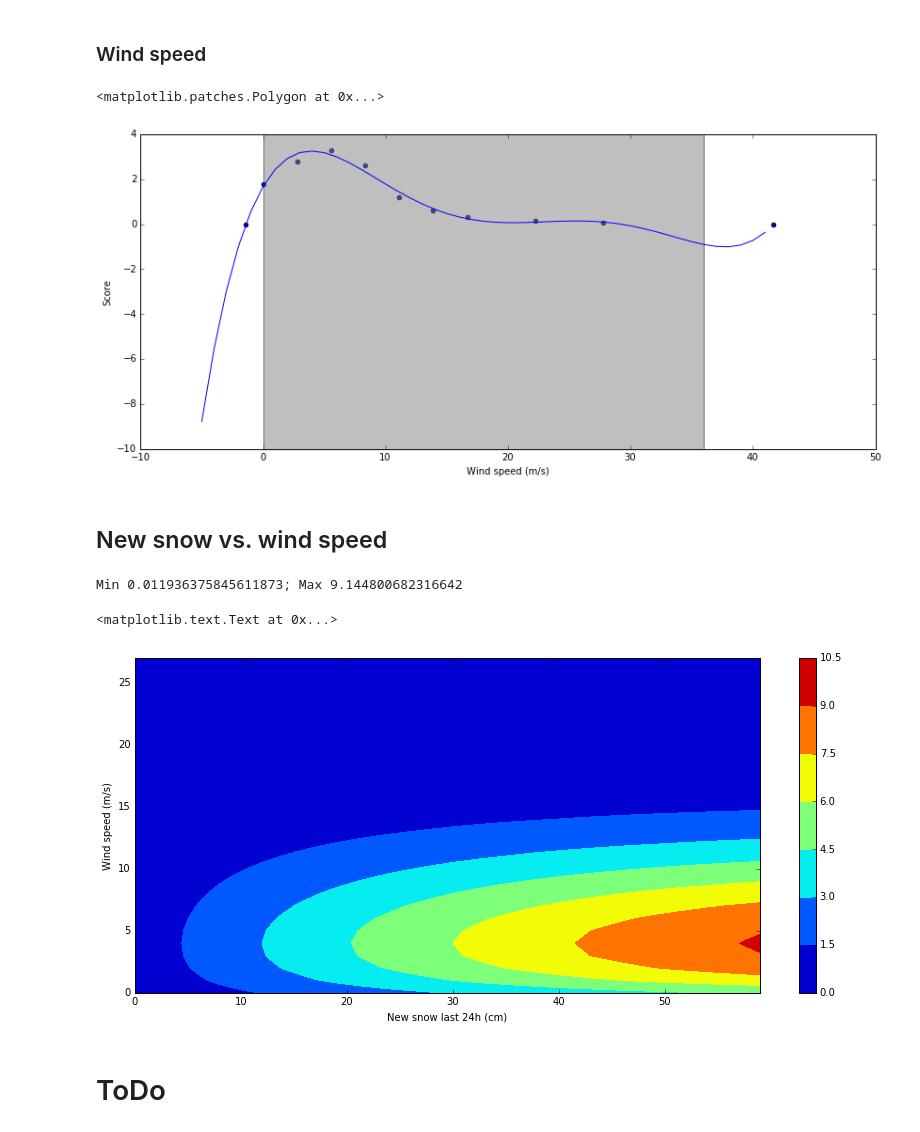
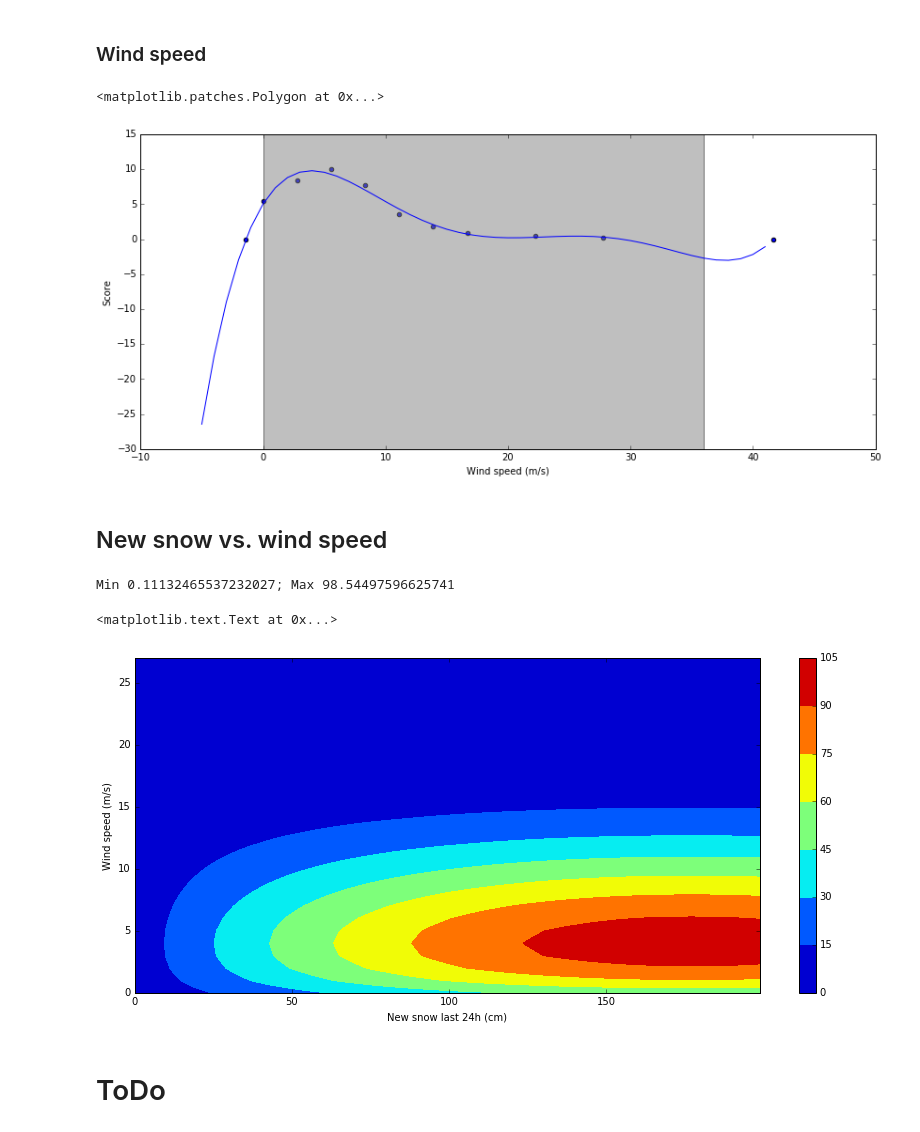
Before and after one commit to kmunve/APS, a Jupyter notebook: aps/notebooks/new_snow_problem.ipynb, the cells around one changed output. Cells and saved outputs as stored; diff of their text form; code cells hidden in the pictures.

Commit message:
Updated scoring in new_snow_problem

```diff
--- a/aps/notebooks/new_snow_problem.ipynb
+++ b/aps/notebooks/new_snow_problem.ipynb
@@ -16,20 +16,20 @@ plt.rcParams['figure.figsize'] = (14, 6)
 ### Main control factors
 # %%
 # New snow amount last 24 h 0-60 cm [10 cm intervals]
-new_snow_24h_cat = np.array([0, 10, 20, 30, 40, 50, 60])
-new_snow_24h_score = np.array([0.1, 0.5, 1.1, 1.3, 1.4, 1.8, 2.0])
+new_snow_24h_cat = np.array([0, 20, 40, 60, 80, 100, 120])
+new_snow_24h_score = np.array([0.5, 2.5, 5.5, 6.5, 7.0, 9.0, 10.0])
 
 # Wind speed 0-100 km/h [0,10,20,30,40,50,60,80,100]
 wind_speed_km_cat = np.array([-5, 0, 10, 20, 30, 40, 50, 60, 80, 100, 150])
 wind_speed_cat = wind_speed_km_cat / 3.6 # m/s
-wind_speed_score = np.array([0.0, 1.8, 2.8, 3.3, 2.6, 1.2, 0.6, 0.3, 0.15, 0.07, 0.0])
+wind_speed_score = np.array([0.0, 5.4, 8.4, 10.0, 7.8, 3.6, 1.8, 0.9, 0.45, 0.21, 0.0])
 # %% [markdown]
 ### Weighting
 Weights are added if they are independent of the value of the core factor or multiplied if they are related to the core factor.
 # %%
 # New snow amount last 24-72h 0-100 cm [0,10,20,30,40,50,60,80,100]
 new_snow_24_72h_cat = np.array([0, 10, 20, 30, 40, 50, 60, 80, 100])
-new_snow_24_72h_score = np.array([0.8, 1.0, 1.1, 1.2, 1.4, 1.6, 1.8, 2.1, 2.5]) # a weight for new_snow_24h
+new_snow_24_72h_weight = np.array([0.8, 0.83, 0.86, 0.89, 0.92, 0.95, 0.98, 0.99, 1.0]) # a weight for new_snow_24h
 
 # Evolution of temperature
 evolution_temperature_cat = ["constant very cold",
@@ -75,15 +75,15 @@ plt.ylabel('Score')
 # %% [markdown]
 ### New snow 24-72 h
 # %%
-new_snow_24_72h_fit = np.polyfit(new_snow_24_72h_cat, new_snow_24_72h_score, 1)
+new_snow_24_72h_fit = np.polyfit(new_snow_24_72h_cat, new_snow_24_72h_weight, 2)
 score_new_snow_24_72h = np.poly1d(new_snow_24_72h_fit)
 
 x = np.arange(0, 100.0)
 res = score_new_snow_24_72h(x)
 
-plt.scatter(new_snow_24_72h_cat, new_snow_24_72h_score)
+plt.scatter(new_snow_24_72h_cat, new_snow_24_72h_weight)
 plt.plot(x, res)
 plt.xlabel('New snow last 24-72 h (cm)')
-plt.ylabel('Score')
+plt.ylabel('Weight')
 # %% [output]
 <matplotlib.text.Text at 0x...>
@@ -104,33 +104,33 @@ plt.ylabel('Score')
 plt.axvspan(0.0, 36.0, facecolor='grey', alpha=0.5) # model validity range
 # %% [output]
 <matplotlib.patches.Polygon at 0x...>
-[figure, old version]
+[figure, new version]
 # %% [markdown]
 ## New snow vs. wind speed
 # %%
-new_snow = np.matrix(np.arange(0, 60.0))
+new_snow = np.matrix(np.arange(0, 200.0))
 sns = score_new_snow_24h(new_snow)
 
 # weighted by new snow amount of the previous two days
 new_snow_72 = 40
 ns_weight = score_new_snow_24_72h(new_snow_72)
 
 sns *= ns_weight
 
 wind_speed = np.matrix(np.arange(0, 100.0 / 3.6))
 swp = score_wind_speed(wind_speed)
 
 M = np.multiply(sns, swp.T)
 #print(M)
 plt.contourf(M)#np.flipud(M.T))
 print("Min {0}; Max {1}".format(np.amin(M), np.amax(M)))
 plt.colorbar()
 plt.xlabel("New snow last 24h (cm)")
 plt.ylabel("Wind speed (m/s)")
 # %% [output]
-Min 0.011936375845611873; Max 9.144800682316642
+Min 0.11132465537232027; Max 98.54497596625741
 <matplotlib.text.Text at 0x...>
-[figure, old version]
+[figure, new version]
 # %% [markdown]
 # ToDo
 # %% [markdown]
```
Also changed, not shown: parts of 10 cells of this notebook, 1 other file.
